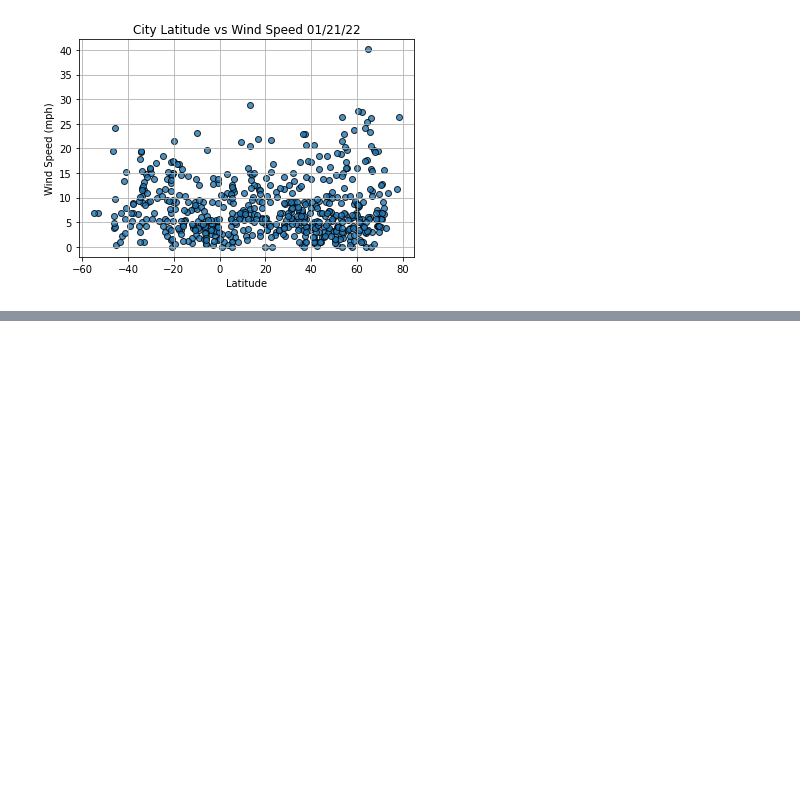
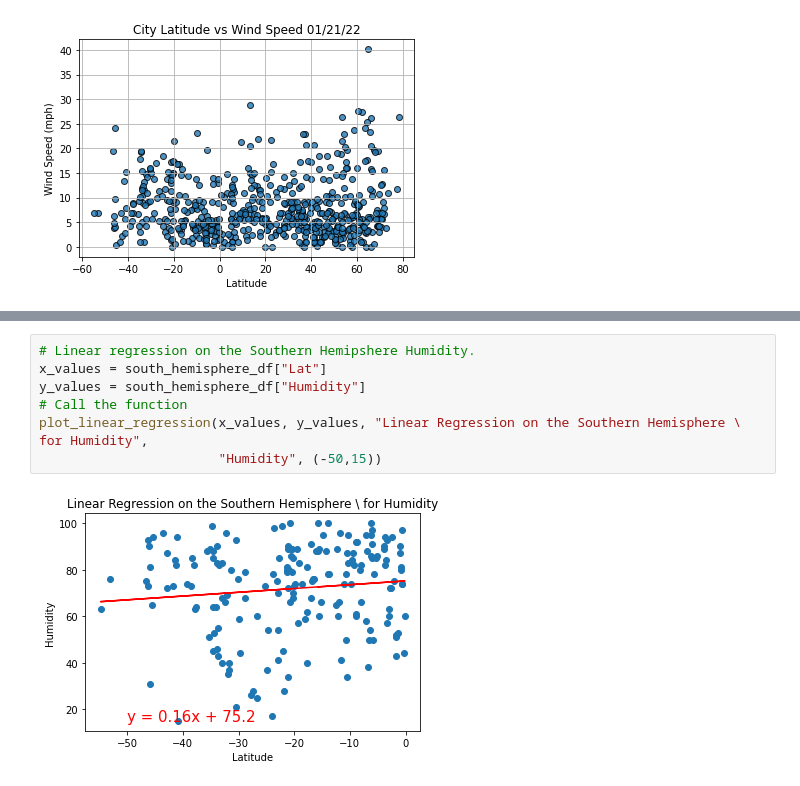
Before and after one commit to pbarana89/World_Weather_Analysis, a Jupyter notebook: WeatherPy.ipynb, the cells around one changed output, grey strips where cells are left out. Drawn from its saved outputs; the diff is of its cells as text; blank space fills up the shorter version.

```diff
--- a/WeatherPy.ipynb
+++ b/WeatherPy.ipynb
@@ -240,0 +291,9 @@ plt.show()
+# %%
+# Linear regression on the Southern Hemipshere Humidity.
+x_values = south_hemisphere_df["Lat"]
+y_values = south_hemisphere_df["Humidity"]
+# Call the function
+plot_linear_regression(x_values, y_values, "Linear Regression on the Southern Hemisphere \ for Humidity",
+                       "Humidity", (-50,15))
+# %% [output]
+[figure, added]
```
Also changed, not shown: parts of 10 cells of this notebook.
